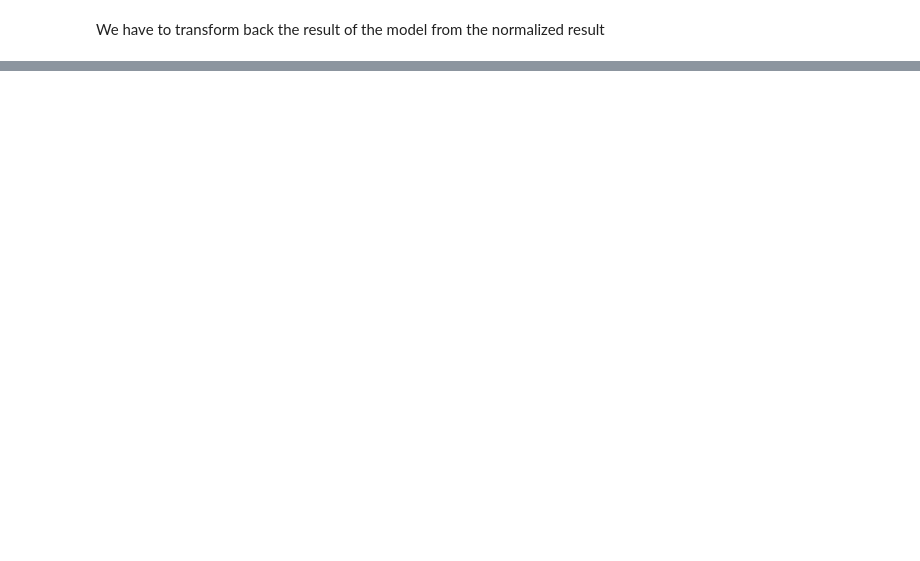
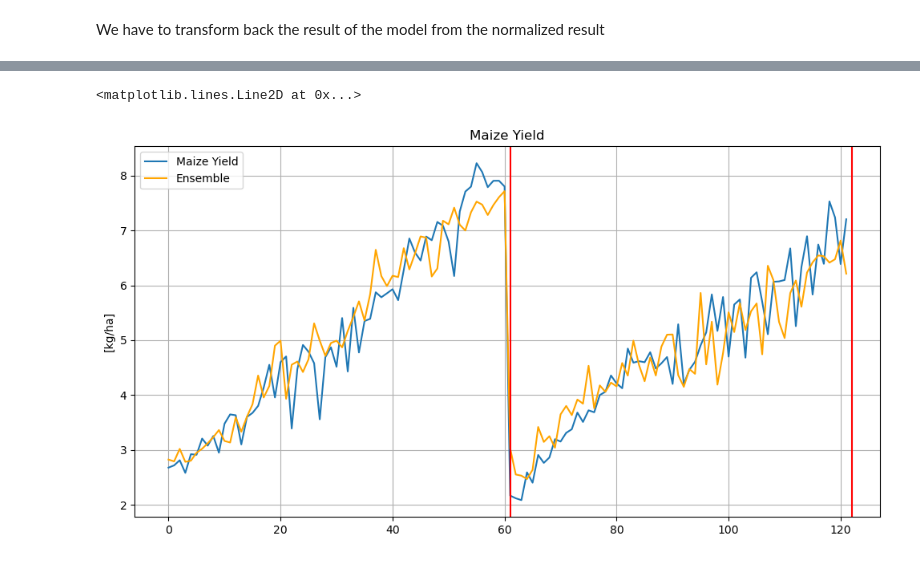
Before and after one commit to luigiselmi/climate, a Jupyter notebook: iia/fao/faostat_world_regions.ipynb, the cells around one changed output, grey strips where cells are left out. Saved outputs shown, nothing was run; the diff lists cells and outputs as text; code cells hidden in the pictures; blank space fills up the shorter version.

Commit message:
crop yield americas and europe

```diff
--- a/iia/fao/faostat_world_regions.ipynb
+++ b/iia/fao/faostat_world_regions.ipynb
@@ -655,0 +752,3 @@ plt.axvline(x = 305, color = 'red') # Oceania
+# %%
+random_states = [randint(2, num_observations) for p in range(1, num_ensemble_members + 1)]
+len(random_states)
@@ -655,0 +757,3 @@ plt.axvline(x = 305, color = 'red') # Oceania
+# %%
+ensemble_members = np.zeros((num_observations,num_ensemble_members))
+ensemble_members.shape
@@ -655,0 +762,22 @@ plt.axvline(x = 305, color = 'red') # Oceania
+# %%
+for i in range(0, num_ensemble_members):
+    random_state = random_states[i]
+    tic = time()
+    mlp_model = MLPRegressor(
+               hidden_layer_sizes=(3, 1),
+               activation='tanh',
+               #learning_rate_init=0.01, not used with lbfgs solver
+               early_stopping=True,
+               random_state=random_state,
+               solver='lbfgs',
+               max_iter=20
+            )
+    X_train, X_val, y_train, y_val = train_test_split(X_train_temp, y_train_temp, test_size=0.1, random_state=random_state)
+    mlp_model.fit(X_train, y_train)
+    model_sample = mlp_model.predict(X_scaled)
+    ensemble_members[:, i] = model_sample
+    print('Run {0:d}'.format(i))
+    print(f"done in {time() - tic:.3f}s")
+    print(f"Train R2 score: {mlp_model.score(X_train, y_train):.2f}")
+    print(f"Validation R2 score: {mlp_model.score(X_val, y_val):.2f}\n")
+    mlp_model=None
@@ -655,0 +802,18 @@ plt.axvline(x = 305, color = 'red') # Oceania
+# %%
+predictions = scaler_y.inverse_transform(ensemble_members)
+ensemble = predictions.sum(axis=1) / num_ensemble_members
+# %%
+fig = plt.figure(figsize=(12, 6))
+ax = fig.add_subplot()
+ax.set_title('Maize Yield ')
+ax.set_ylabel('[kg/ha]');
+ax.grid(True, which='both')
+pd_maize_yield, = plt.plot(y / 10000, label='Maize Yield')
+#pd_predictions_best, = plt.plot(best_model_predictions / 10000, label='Best model', color='green')
+pd_ensemble, = plt.plot(ensemble / 10000, label='Ensemble', color='orange')
+plt.legend(handles=[pd_maize_yield, pd_ensemble], loc='upper left')
+plt.axvline(x = 61, color = 'red') # Americas
+plt.axvline(x = 122, color = 'red') # Europe
+# %% [output]
+<matplotlib.lines.Line2D at 0x...>
+[figure, added]
```
Also changed, not shown: parts of 17 cells of this notebook.
